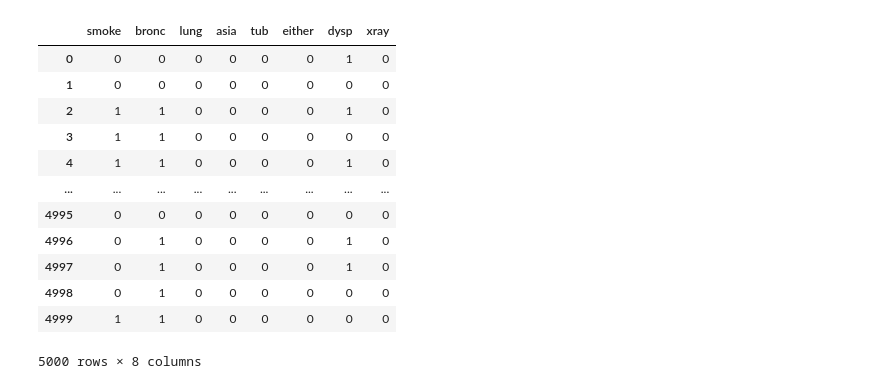
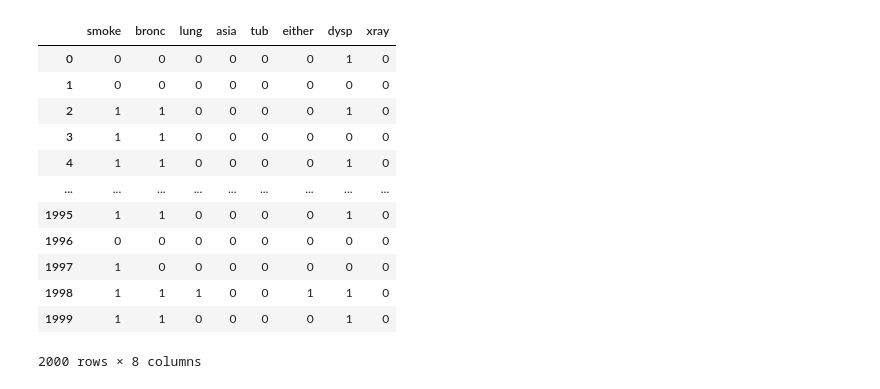
Before and after one commit to Howardhuang98/BNSL, a Jupyter notebook: examples/example1.ipynb, the cells around one changed output. Cells and saved outputs as stored; diff of their text form; code cells hidden in the pictures.

```diff
--- a/examples/example1.ipynb
+++ b/examples/example1.ipynb
@@ -3,20 +7,20 @@ from dlbn.estimators import *
 # %%
 data = pd.read_csv(r"../datasets/Asian.csv", )
 data[data == 'no'] = 0
 data[data == 'yes'] = 1
-data = data.astype(int)
+data = data.astype(int)[:2000]
 data
 # %% [output]
 |  | smoke | bronc | lung | asia | tub | either | dysp | xray |
 | 0 | 0 | 0 | 0 | 0 | 0 | 0 | 1 | 0 |
 | 1 | 0 | 0 | 0 | 0 | 0 | 0 | 0 | 0 |
 | 2 | 1 | 1 | 0 | 0 | 0 | 0 | 1 | 0 |
 | 3 | 1 | 1 | 0 | 0 | 0 | 0 | 0 | 0 |
 | 4 | 1 | 1 | 0 | 0 | 0 | 0 | 1 | 0 |
 | ... | ... | ... | ... | ... | ... | ... | ... | ... |
-| 4995 | 0 | 0 | 0 | 0 | 0 | 0 | 0 | 0 |
-| 4996 | 0 | 1 | 0 | 0 | 0 | 0 | 1 | 0 |
-| 4997 | 0 | 1 | 0 | 0 | 0 | 0 | 1 | 0 |
-| 4998 | 0 | 1 | 0 | 0 | 0 | 0 | 0 | 0 |
-| 4999 | 1 | 1 | 0 | 0 | 0 | 0 | 0 | 0 |
+| 1995 | 1 | 1 | 0 | 0 | 0 | 0 | 1 | 0 |
+| 1996 | 0 | 0 | 0 | 0 | 0 | 0 | 0 | 0 |
+| 1997 | 1 | 0 | 0 | 0 | 0 | 0 | 0 | 0 |
+| 1998 | 1 | 1 | 1 | 0 | 0 | 1 | 1 | 0 |
+| 1999 | 1 | 1 | 0 | 0 | 0 | 0 | 1 | 0 |
-5000 rows × 8 columns
+2000 rows × 8 columns
```
Also changed, not shown: parts of 21 cells of this notebook, 4 other files.
